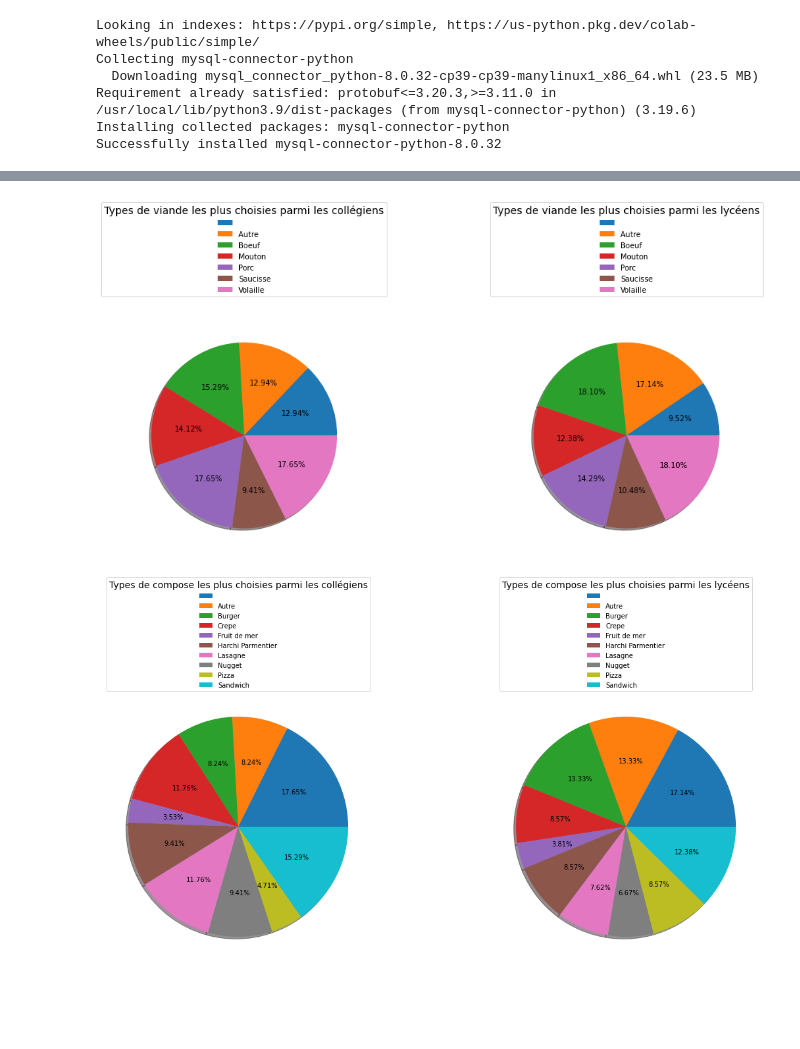
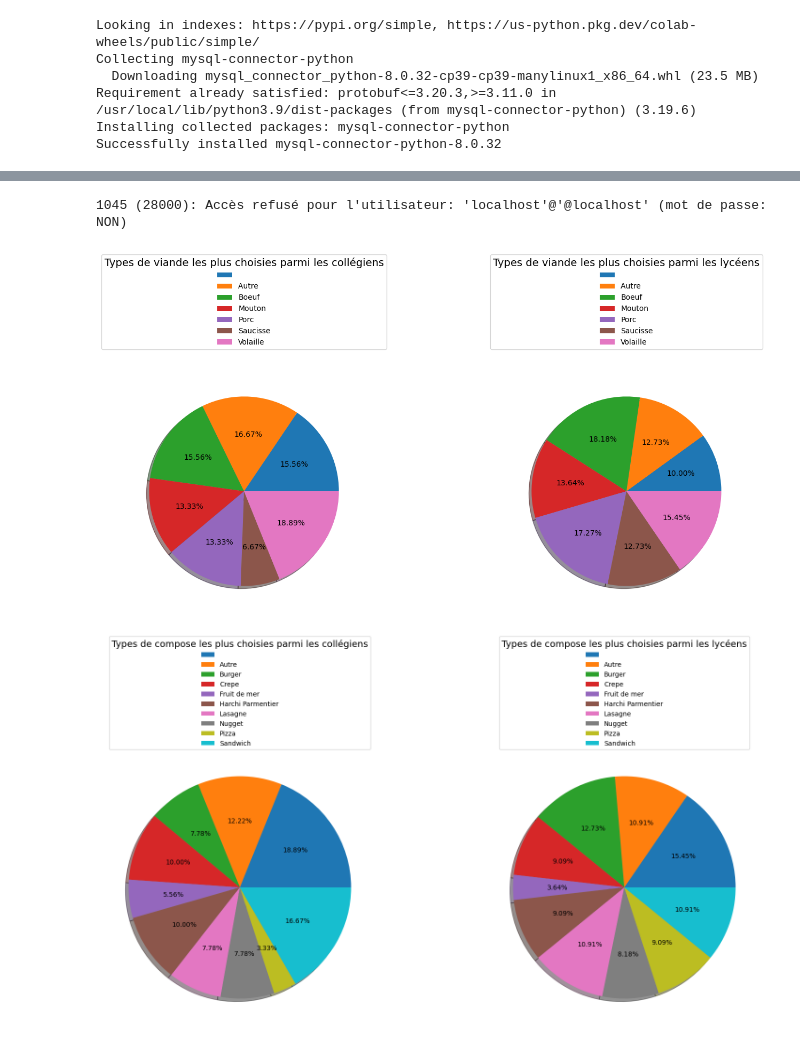
Before and after one commit to GuanTony/SAE-S4-01, a Jupyter notebook: SAE.ipynb, the cells around one changed output, grey strips where cells are left out. Drawn from its saved outputs; the diff is of its cells as text; code cells hidden in the pictures; blank space fills up the shorter version.

```diff
--- a/SAE.ipynb
+++ b/SAE.ipynb
@@ -41,6 +40,6 @@ plt.show()
 # %%
 try:
-  conn = MC.connect(host = 'sql.freedb.tech', database = 'freedb_SAE-S4', user ='freedb_TonyG', password = '8wrGdDJqKu@5Ug5')
+  conn = MC.connect(host = 'localhost', database = 'freedb_SAE-S4', user ='root', password = '')
   cursor = conn.cursor()
 
 except MC.Error as err:
@@ -73,8 +72,6 @@ for row in result1:
   nombres_personnes1.append(row[1])
 
 
-position = np.arange(len(age))
-largeur = .35
 
 
 ax.bar(age1, nombres_personnes1, 0.35, align = 'edge')
@@ -90,6 +226,6 @@ plt.show()
 # %%
 try:
-  conn = MC.connect(host = 'sql.freedb.tech', database = 'freedb_SAE-S4', user ='freedb_TonyG', password = '8wrGdDJqKu@5Ug5')
+  conn = MC.connect(host = 'localhost', database = 'freedb_SAE-S4', user ='root', password = '')
   cursor = conn.cursor()
 
 
@@ -126,6 +262,6 @@ plt.show()
 # %%
 try:
-  conn = MC.connect(host = 'sql.freedb.tech', database = 'freedb_SAE-S4', user ='freedb_TonyG', password = '8wrGdDJqKu@5Ug5')
+  conn = MC.connect(host = 'localhost', database = 'freedb_SAE-S4', user ='root', password = '')
   cursor = conn.cursor()
 
 
@@ -163,6 +299,6 @@ plt.show()
 # %%
 try:
-  conn = MC.connect(host = 'sql.freedb.tech', database = 'freedb_SAE-S4', user ='freedb_TonyG', password = '8wrGdDJqKu@5Ug5')
+  conn = MC.connect(host = 'localhost', database = 'freedb_SAE-S4', user ='localhost', password = '')
   cursor = conn.cursor()
 
 
@@ -196,40 +332,41 @@ plt.subplots_adjust(right=2, wspace=0.2, top=0.85)
 
 plt.show()
 # %% [output]
+1045 (28000): Accès refusé pour l'utilisateur: 'localhost'@'@localhost' (mot de passe: NON)
-[figure, old version]
+[figure, new version]
 # %%
 try:
-  conn = MC.connect(host = 'sql.freedb.tech', database = 'freedb_SAE-S4', user ='freedb_TonyG', password = '8wrGdDJqKu@5Ug5')
+  conn = MC.connect(host = 'localhost', database = 'freedb_SAE-S4', user ='root', password = '')
   cursor = conn.cursor()
 
 
 
 except MC.Error as err:
   print(err)
 
 
 fig, (ax1, ax2) = plt.subplots(nrows=1, ncols=2, figsize=(8,8))
 req1 = 'SELECT Compose, COUNT(*) FROM `info perso` as i, aliments as a WHERE i.ID = a.ID and i.Etablissement = "Lycee" GROUP BY Compose ORDER BY 1'
 cursor.execute(req1)
 
 data = {}
 for i in cursor.fetchall():
   data[i[0]] = i[1]
 
 ax1.pie(data.values(), autopct = '%1.2f%%', shadow =True)
 ax1.legend(title = "Types de compose les plus choisies parmi les collégiens", title_fontsize=(14), loc='center', bbox_to_anchor=(0.5, 1.2),  labels=data.keys())
 
 req2 = 'SELECT Compose, COUNT(*) FROM `info perso` as i, aliments as a WHERE i.ID = a.ID and i.Etablissement = "College" GROUP BY Compose ORDER BY 1'
 cursor.execute(req2)
 
 data = {}
 for i in cursor.fetchall():
   data[i[0]] = i[1]
 
 ax2.pie(data.values(), autopct = '%1.2f%%', shadow =True)
 ax2.legend(title = "Types de compose les plus choisies parmi les lycéens", title_fontsize=(14), loc='center', bbox_to_anchor=(0.5, 1.2),  labels=data.keys())
 
 plt.subplots_adjust(right=2, wspace=0.2, top=0.85)
 plt.show()
 # %% [output]
-[figure, old version]
+[figure, new version]
```
Also changed, not shown: parts of 6 cells of this notebook.
